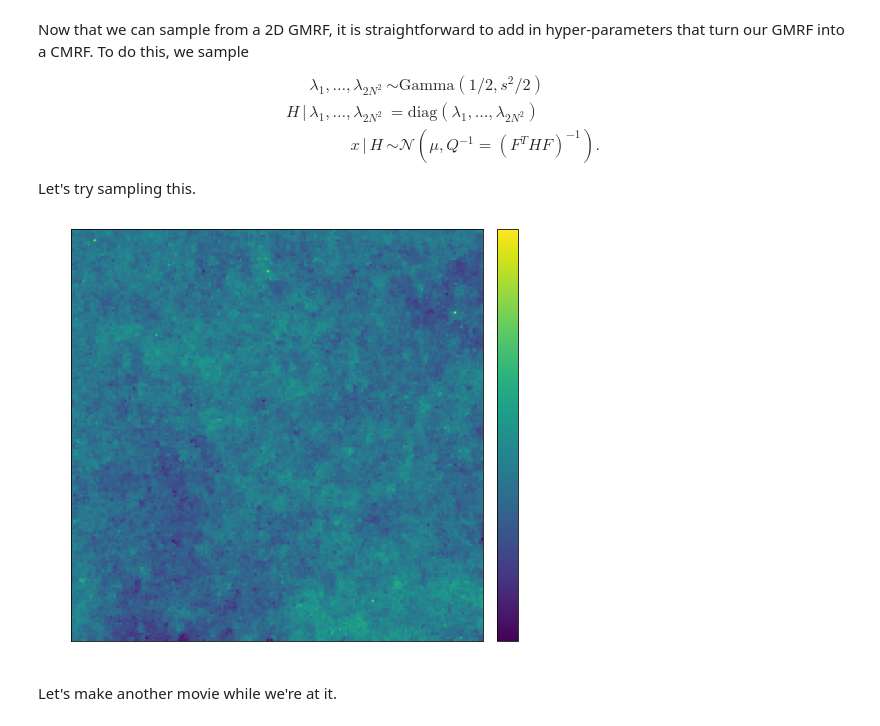
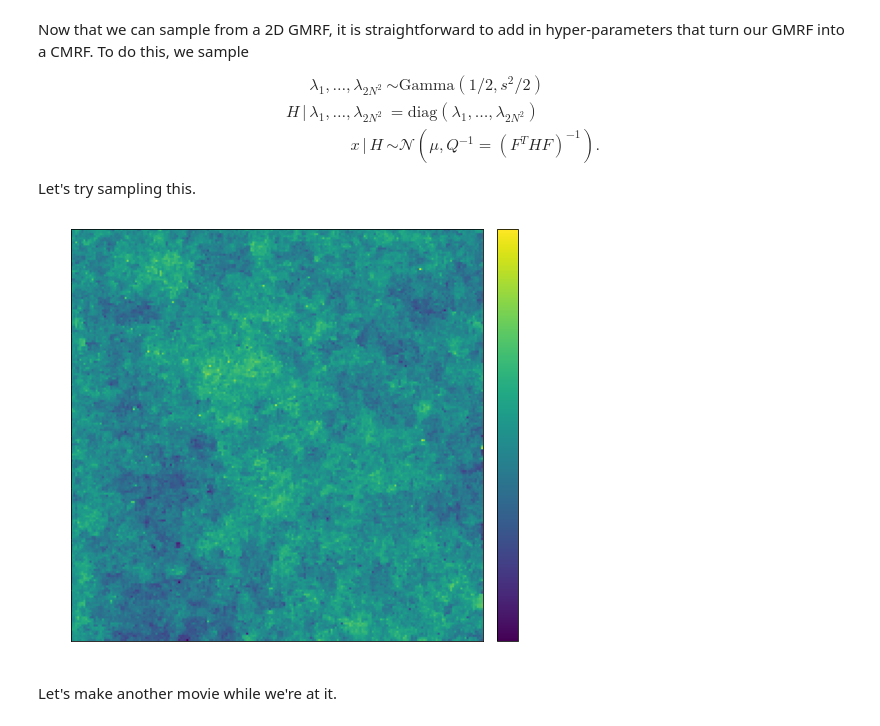
Before and after one commit to jlindbloom/jlindbloom.github.io, a Jupyter notebook: posts/hierarchical_cmrf.ipynb, the cells around one changed output. Saved outputs shown, nothing was run; the diff lists cells and outputs as text; code cells hidden in the pictures.

```diff
--- a/posts/hierarchical_cmrf.ipynb
+++ b/posts/hierarchical_cmrf.ipynb
@@ -574,7 +574,7 @@ Let's try sampling this.
 from scipy.stats import gamma
 
 M, N = 200, 200
-s = 1
+s = 1.0
 
 # Build D matrices
 d_mat_vert = sp.eye(M)
@@ -588,35 +588,35 @@ eye_vert = sp.eye(M)
 d_mat_two = sp.kron(d_mat_horiz, eye_vert)
 
 d_mat = sp.vstack([d_mat_one, d_mat_two])
 
 # Sample hyperparamters
-h_mat = gamma.rvs(1/2, scale=(s**2)/2, size=2*M*N)
+h_mat = gamma.rvs(1/2, scale=1/((s**2)/2), size=2*M*N)
 h_mat = sp.diags(h_mat)
 
 # Build precision
 prec_mat = d_mat.T @ h_mat @ d_mat
 prec_mat = sp.csc_matrix(prec_mat)
 
 # Get Cholesky factor
 factor = cholesky(prec_mat, ordering_method='natural')
 
 # Draw a sample
 np.random.seed(0)
 z = np.random.normal(size=(M,N)).flatten()
 sample = factor.solve_Lt(z, use_LDLt_decomposition=False)
 sample = sample.reshape((M,N))
 
 from mpl_toolkits.axes_grid1 import make_axes_locatable
 
 plt.figure(figsize=(8,8))
 ax = plt.gca()
 im = ax.imshow(sample)
 divider = make_axes_locatable(ax)
 cax = divider.append_axes("right", size="5%", pad=0.2)
 plt.colorbar(im, cax=cax)
 plt.show()
 # %% [output]
-[figure, old version]
+[figure, new version]
 # %% [markdown]
 Let's make another movie while we're at it.
 # %%
```
Also changed, not shown: parts of 1 cell of this notebook, 4 other files.
